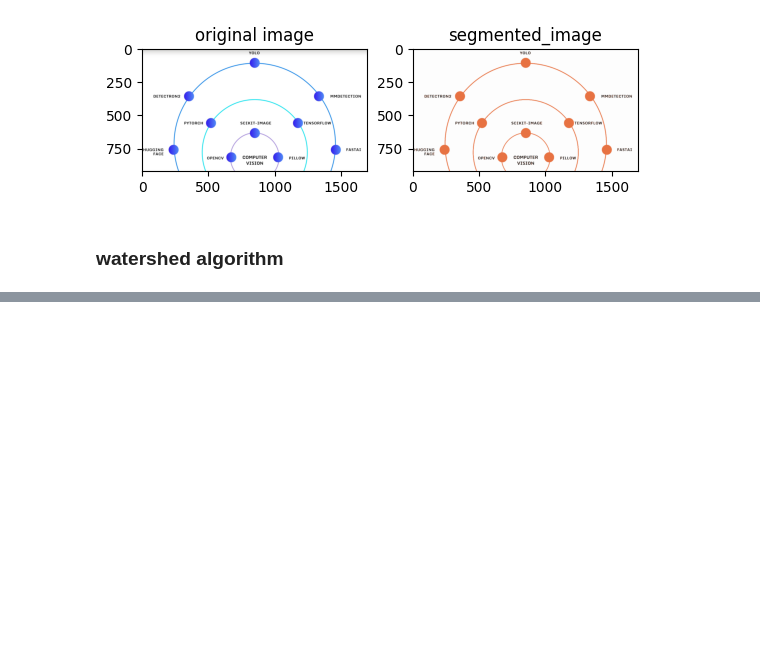
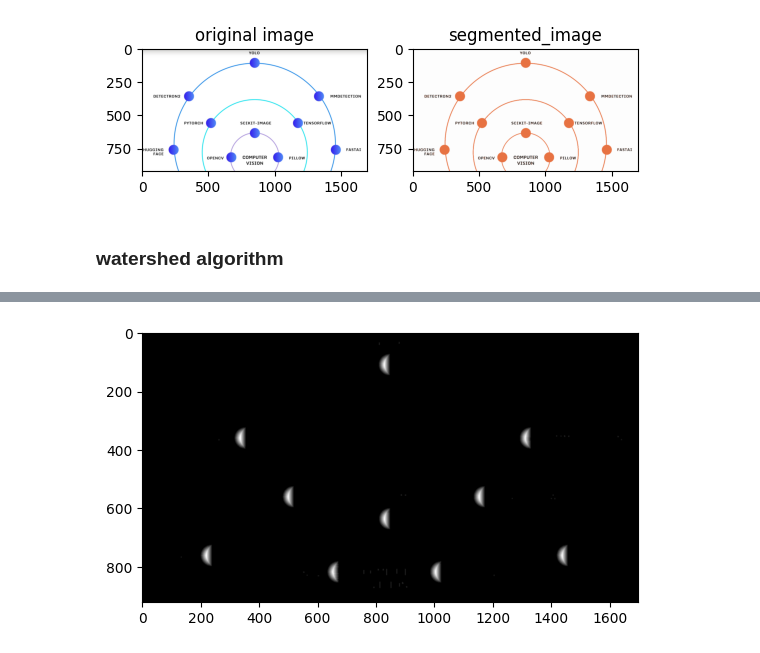
Before and after one commit to Arannamoy-Mondal/NLP-MLOPS, a Jupyter notebook: Computer Vision/Open CV/17 Image Segmentation Using openCV.ipynb, the cells around one changed output, grey strips where cells are left out. Saved outputs shown, nothing was run; the diff lists cells and outputs as text; code cells hidden in the pictures; blank space fills up the shorter version.

```diff
--- a/Computer Vision/Open CV/17 Image Segmentation Using openCV.ipynb
+++ b/Computer Vision/Open CV/17 Image Segmentation Using openCV.ipynb
@@ -83,0 +104,6 @@ plt.show()
+# %%
+dist_transform=cv2.distanceTransform(opening,cv2.DIST_L2,5)
+plt.imshow(dist_transform,cmap="grey")
+plt.show()
+# %% [output]
+[figure, added]
```
Also changed, not shown: parts of 10 cells of this notebook.
